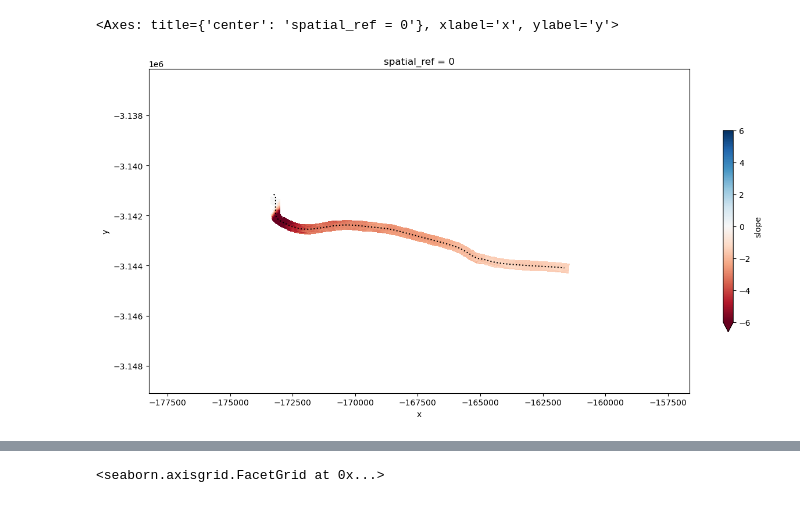
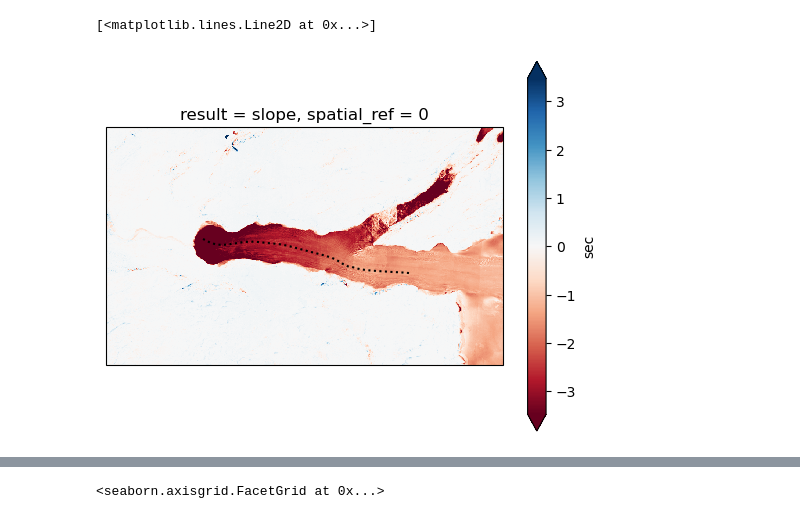
Before and after one commit to tlohde/lake-terminating-glaciers, a Jupyter notebook: src/scratchpad.ipynb, the cells around one changed output, grey strips where cells are left out. Saved outputs shown, nothing was run; the diff lists cells and outputs as text; code cells hidden in the pictures.

Commit message:
re-doing sec sample df after fixing centrelines

```diff
--- a/src/scratchpad.ipynb
+++ b/src/scratchpad.ipynb
@@ -122,0 +112,3 @@ centrelines.iloc[[17]].plot(ax=ax, color='k', ls=':')
+# %%
+for s in tqdm(sites):
+    get_summary_df(s)
@@ -122,0 +164,14 @@ centrelines.iloc[[17]].plot(ax=ax, color='k', ls=':')
+# %%
+fpath = '../data/id17_-167858x_-3142959y/sec.zarr/'
+with xr.open_zarr(fpath) as ds:
+    geom = wkt.loads(ds.attrs['centreline'])
+    arr = np.zeros(ds['n'].shape)
+    burned = rasterize(shapes=[(geom.buffer(200, cap_style=3), 1)],
+                       fill=0,
+                       out=arr,
+                       transform=ds.rio.transform())
+    merged = xr.merge([ds, xr.DataArray(data=burned,
+                                        dims=['y','x'],
+                                        coords={'y': ds.y,
+                                                'x': ds.x}).rename('buffer_aoi')]
+    )
@@ -123,7 +197,7 @@ centrelines.iloc[[17]].plot(ax=ax, color='k', ls=':')
 # %%
-fig, ax = plt.subplots(figsize=[15,15])
-cl_masked['slope'].plot(ax=ax, robust=True, vmin=-6, vmax=6, cmap='RdBu', cbar_kwargs={'shrink':0.3})
-centrelines.iloc[[17]].plot(ax=ax, color='k', ls=':')
+fig, ax = plt.subplots(subplot_kw={'projection':prj})
+ds['sec'].sel(result='slope').plot(ax=ax, robust=True, cmap='RdBu')
+ax.plot(*wkt.loads(ds.attrs['centreline']).coords.xy, c='k', ls=':')
 # %% [output]
-<Axes: title={'center': 'spatial_ref = 0'}, xlabel='x', ylabel='y'>
+[<matplotlib.lines.Line2D at 0x...>]
-[figure, old version]
+[figure, new version]
```
Also changed, not shown: parts of 12 cells of this notebook, 2 other files.
